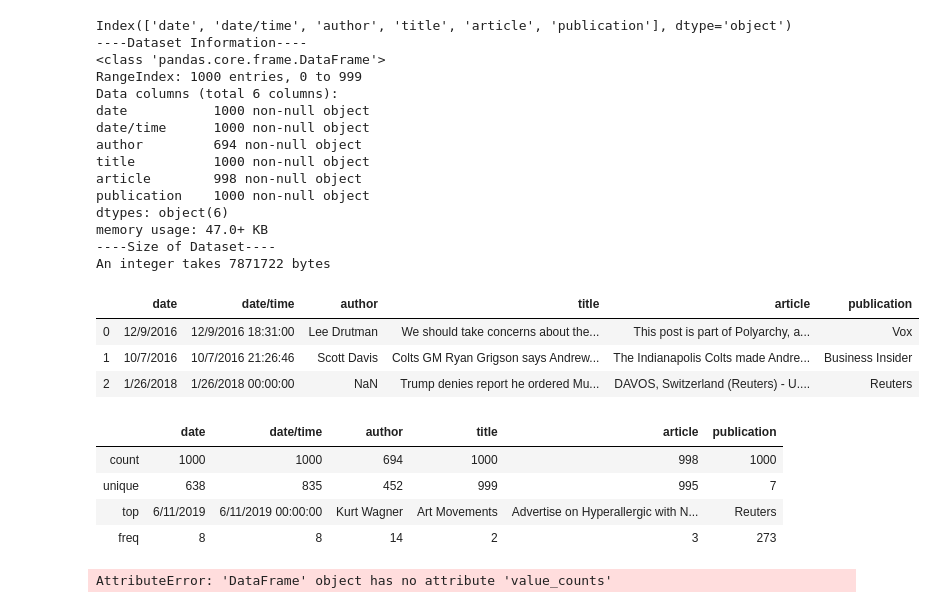
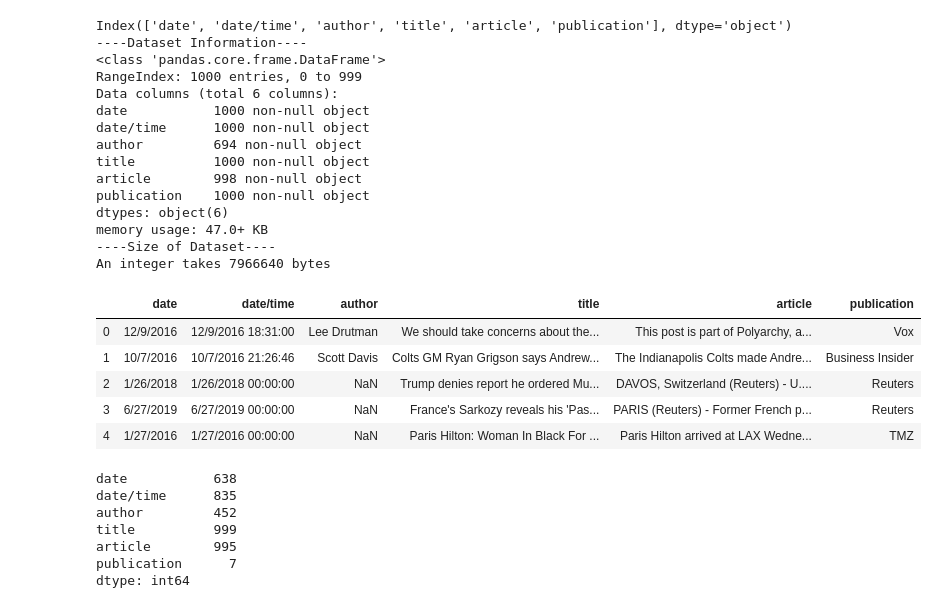
Before and after one commit to SrijonMukherjee/DS_Captone, a Jupyter notebook: Exploratory Data Analysis.ipynb, the cells around one changed output. Saved outputs shown, nothing was run; the diff lists cells and outputs as text; code cells hidden in the pictures.

```diff
--- a/Exploratory Data Analysis.ipynb
+++ b/Exploratory Data Analysis.ipynb
@@ -1,44 +1,47 @@
 # %%
+import matplotlib.pyplot as plt
 import pandas as pd
+import seaborn as sns
+import numpy as np
 import sys
 data = pd.read_excel('/Users/ramanlaldomadia/Desktop/Capstone/news_data.xlsx')
 data=read_file.drop(columns=['Unnamed: 0'])
 print(data.columns)
 data.shape
 print("----Dataset Information----")
 data.info()
 print("----Size of Dataset----")
 print("An integer takes", sys.getsizeof(data), "bytes")
-data.head(3)
+data.head(5)
 # %% [output]
 Index(['date', 'date/time', 'author', 'title', 'article', 'publication'], dtype='object')
 ----Dataset Information----
 <class 'pandas.core.frame.DataFrame'>
 RangeIndex: 1000 entries, 0 to 999
 Data columns (total 6 columns):
 date           1000 non-null object
 date/time      1000 non-null object
 author         694 non-null object
 title          1000 non-null object
 article        998 non-null object
 publication    1000 non-null object
 dtypes: object(6)
 memory usage: 47.0+ KB
 ----Size of Dataset----
-An integer takes 7871722 bytes
+An integer takes 7966640 bytes
 |  | date | date/time | author | title | article | publication |
 | 0 | 12/9/2016 | 12/9/2016 18:31:00 | Lee Drutman | We should take concerns about the... | This post is part of Polyarchy, a... | Vox |
 | 1 | 10/7/2016 | 10/7/2016 21:26:46 | Scott Davis | Colts GM Ryan Grigson says Andrew... | The Indianapolis Colts made Andre... | Business Insider |
 | 2 | 1/26/2018 | 1/26/2018 00:00:00 | NaN | Trump denies report he ordered Mu... | DAVOS, Switzerland (Reuters) - U.... | Reuters |
+| 3 | 6/27/2019 | 6/27/2019 00:00:00 | NaN | France's Sarkozy reveals his 'Pas... | PARIS (Reuters) - Former French p... | Reuters |
+| 4 | 1/27/2016 | 1/27/2016 00:00:00 | NaN | Paris Hilton: Woman In Black For ... | Paris Hilton arrived at LAX Wedne... | TMZ |
 # %%
-data.describe()
+data.nunique()
 # %% [output]
-|  | date | date/time | author | title | article | publication |
-| count | 1000 | 1000 | 694 | 1000 | 998 | 1000 |
-| unique | 638 | 835 | 452 | 999 | 995 | 7 |
-| top | 6/11/2019 | 6/11/2019 00:00:00 | Kurt Wagner | Art Movements | Advertise on Hyperallergic with N... | Reuters |
-| freq | 8 | 8 | 14 | 2 | 3 | 273 |
+date           638
+date/time      835
+author         452
+title          999
+article        995
+publication      7
+dtype: int64
-# %%
-data.value_counts(dropna=False)
-# %% [output]
-AttributeError: 'DataFrame' object has no attribute 'value_counts'
```
Also changed, not shown: parts of 10 cells of this notebook, 2 other files.
